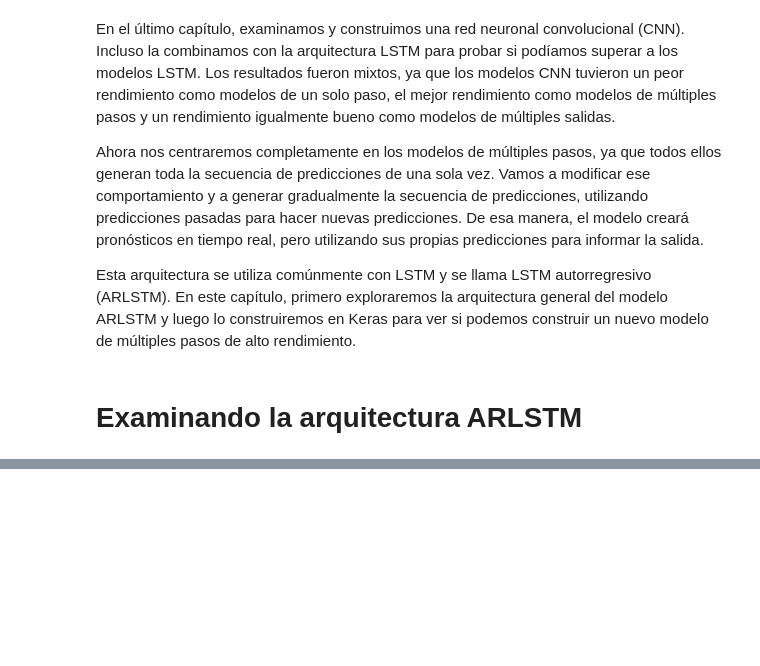
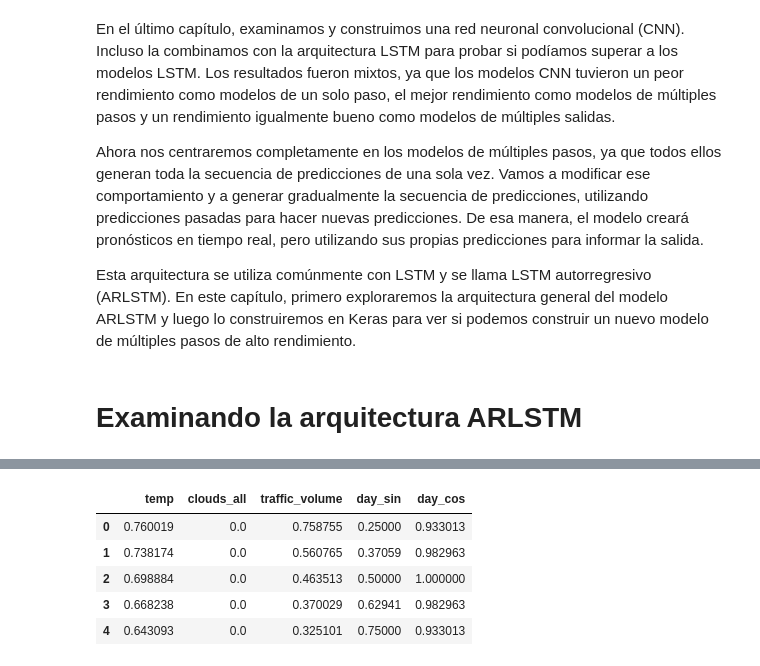
Before and after one commit to luiscxz/Series-Temporales, a Jupyter notebook: Cap17-Usando predicciones para hacer más predicciones.ipynb, the cells around one changed output, grey strips where cells are left out. Drawn from its saved outputs; the diff is of its cells as text; code cells hidden in the pictures; blank space fills up the shorter version.

```diff
--- a/Cap17-Usando predicciones para hacer más predicciones.ipynb
+++ b/Cap17-Usando predicciones para hacer más predicciones.ipynb
@@ -34,0 +41,17 @@ Aún así, es bueno tener este modelo en su caja de herramientas de métodos de
+# %%
+import pandas as pd
+import os
+
+file_path = lambda file: os.path.join(os.getcwd(),'data',file)
+train_df = pd.read_csv(file_path('train.csv'),index_col=0)
+val_df = pd.read_csv(file_path('val.csv'),index_col=0)
+test_df = pd.read_csv(file_path('test.csv'),index_col=0)
+
+train_df.head()
+# %% [output]
+|  | temp | clouds_all | traffic_volume | day_sin | day_cos |
+| 0 | 0.760019 | 0.0 | 0.758755 | 0.25000 | 0.933013 |
+| 1 | 0.738174 | 0.0 | 0.560765 | 0.37059 | 0.982963 |
+| 2 | 0.698884 | 0.0 | 0.463513 | 0.50000 | 1.000000 |
+| 3 | 0.668238 | 0.0 | 0.370029 | 0.62941 | 0.982963 |
+| 4 | 0.643093 | 0.0 | 0.325101 | 0.75000 | 0.933013 |
```
Also changed, not shown: parts of 21 cells of this notebook.
